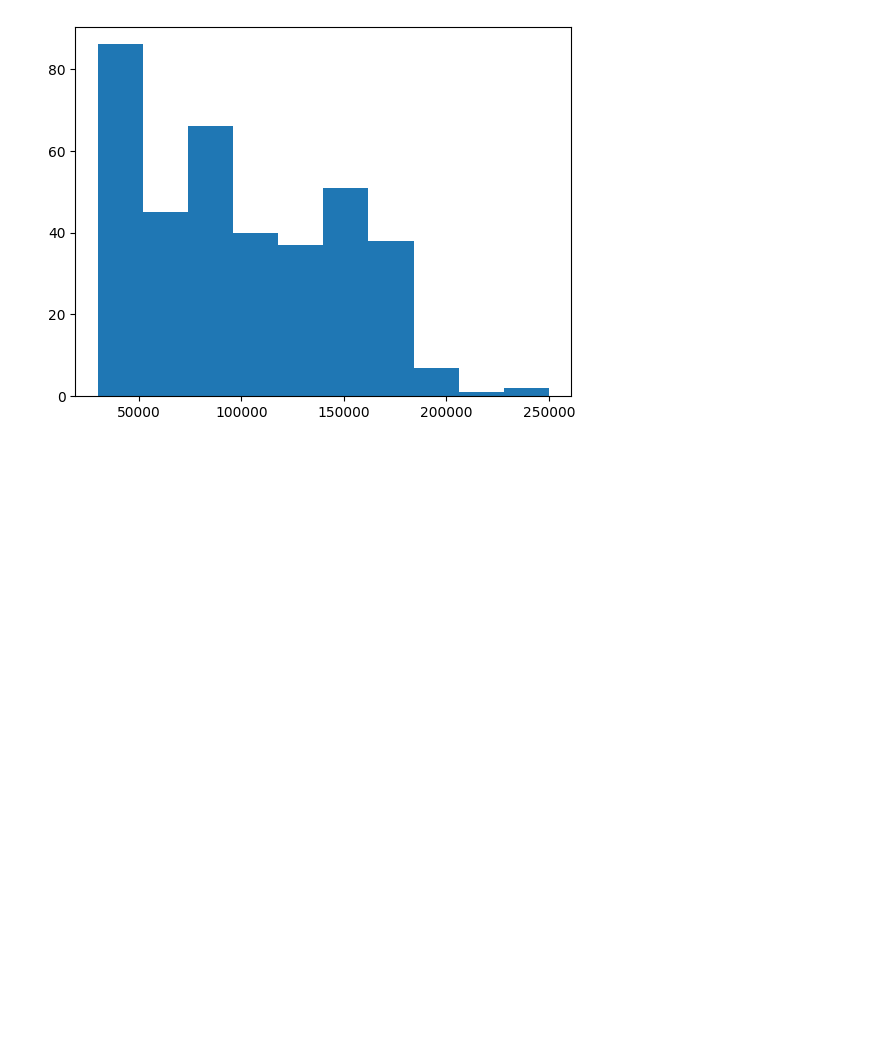
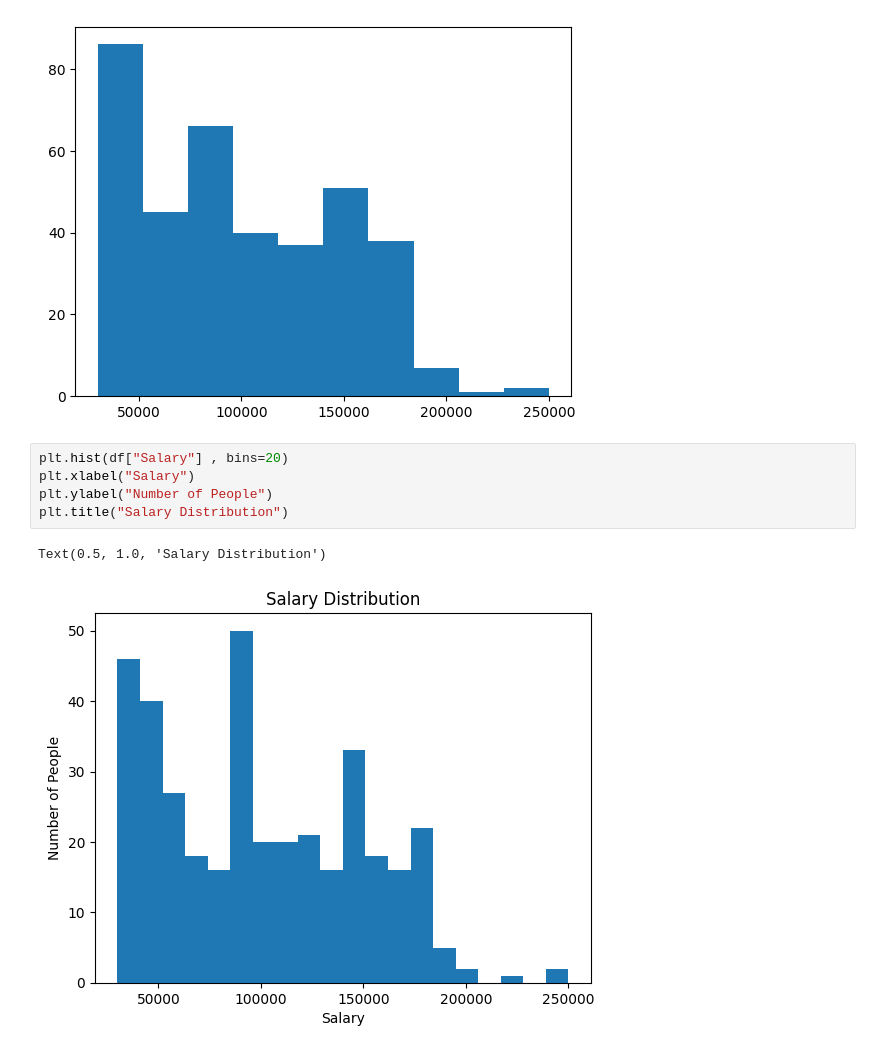
Before and after one commit to Sarajml98/salary-data-analysis, a Jupyter notebook: salary.ipynb, the cells around one changed output. Saved outputs shown, nothing was run; the diff lists cells and outputs as text; blank space fills up the shorter version.

```diff
--- a/salary.ipynb
+++ b/salary.ipynb
@@ -544,3 +544,11 @@ plt.hist(df["Salary"])
         184000., 206000., 228000., 250000.]),
  <BarContainer object of 10 artists>)
 [figure]
+# %%
+plt.hist(df["Salary"] , bins=20)
+plt.xlabel("Salary")
+plt.ylabel("Number of People")
+plt.title("Salary Distribution")
+# %% [output]
+Text(0.5, 1.0, 'Salary Distribution')
+[figure, added]
```
Also changed, not shown: parts of 1 cell of this notebook.
